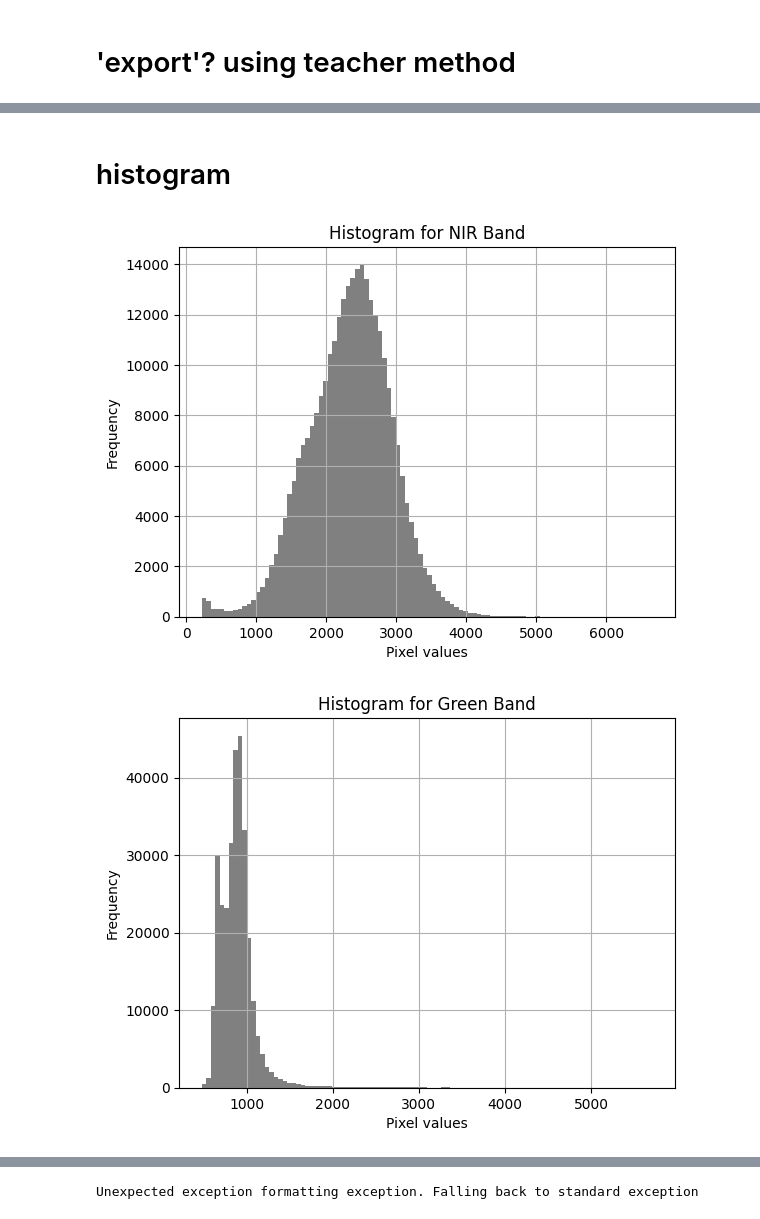
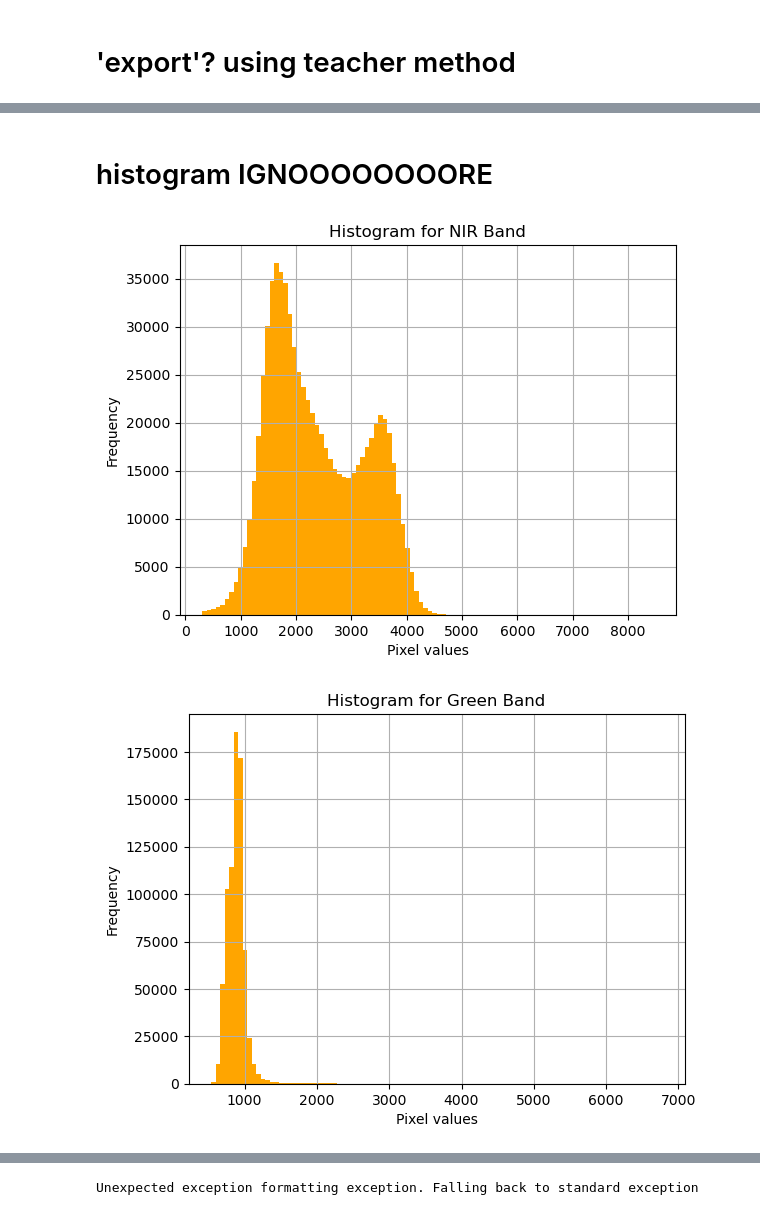
Before and after one commit to Holthuizen/GIS-Final, a Jupyter notebook: code/template_gee copy.ipynb, the cells around one changed output, grey strips where cells are left out. Cells and saved outputs as stored; diff of their text form; code cells hidden in the pictures.

```diff
--- a/code/template_gee copy.ipynb
+++ b/code/template_gee copy.ipynb
@@ -251,7 +228,7 @@ import matplotlib.pyplot as plt
 
 out_dir = os.path.join(os.path.expanduser('~'), 'Downloads')
 vis_param_str = f"{vis_param['min']}_{vis_param['max']}_" + "_".join(vis_param['bands'])
-filename = os.path.join(out_dir, f'{input_area_name}_{vis_param_str}.tif')
+filename = os.path.join(out_dir, f'{input_area_name}_{DateStart}_{DateEnd}.tif')
 # %%
 # Exporting all bands as one single image
 # By "file_per_band=True" you can export each band as one image
@@ -316,30 +346,27 @@ Clipping input data to the valid range for imshow with RGB data ([0..1] for floa
 # %% [markdown]
-# histogram
+# histogram IGNOOOOOOOORE
 # %%
 import rasterio
 import matplotlib.pyplot as plt
-
-# Define the path to your TIFF file
-tif_path = 'C:/Users/cedric/Downloads/Enschede_0_4000_B8_B3_B4.tif'
 
 # Band indices for NIR, Green, and Red (zero-based)
 bands = {"NIR": 7, "Green": 2, "Red": 3}
 
 # Open the TIFF file
-with rasterio.open(tif_path) as src:
+with rasterio.open(filename) as src:
     # Read each band and create histograms
     for band_name, band_idx in bands.items():
         band_data = src.read(band_idx + 1)  # Adding 1 because rasterio uses 1-based indexing
 
         # Plotting the histogram
         plt.figure()
-        plt.hist(band_data.flatten(), bins=100, color='gray')
+        plt.hist(band_data.flatten(), bins=100, color='orange')
         plt.title(f'Histogram for {band_name} Band')
         plt.xlabel('Pixel values')
         plt.ylabel('Frequency')
         plt.grid(True)
 
 plt.show()
 # %% [output]
-[figure, old version]
+[figure, new version]
-[figure, old version]
+[figure, new version]
```
Also changed, not shown: parts of 19 cells of this notebook, 2 other files.
